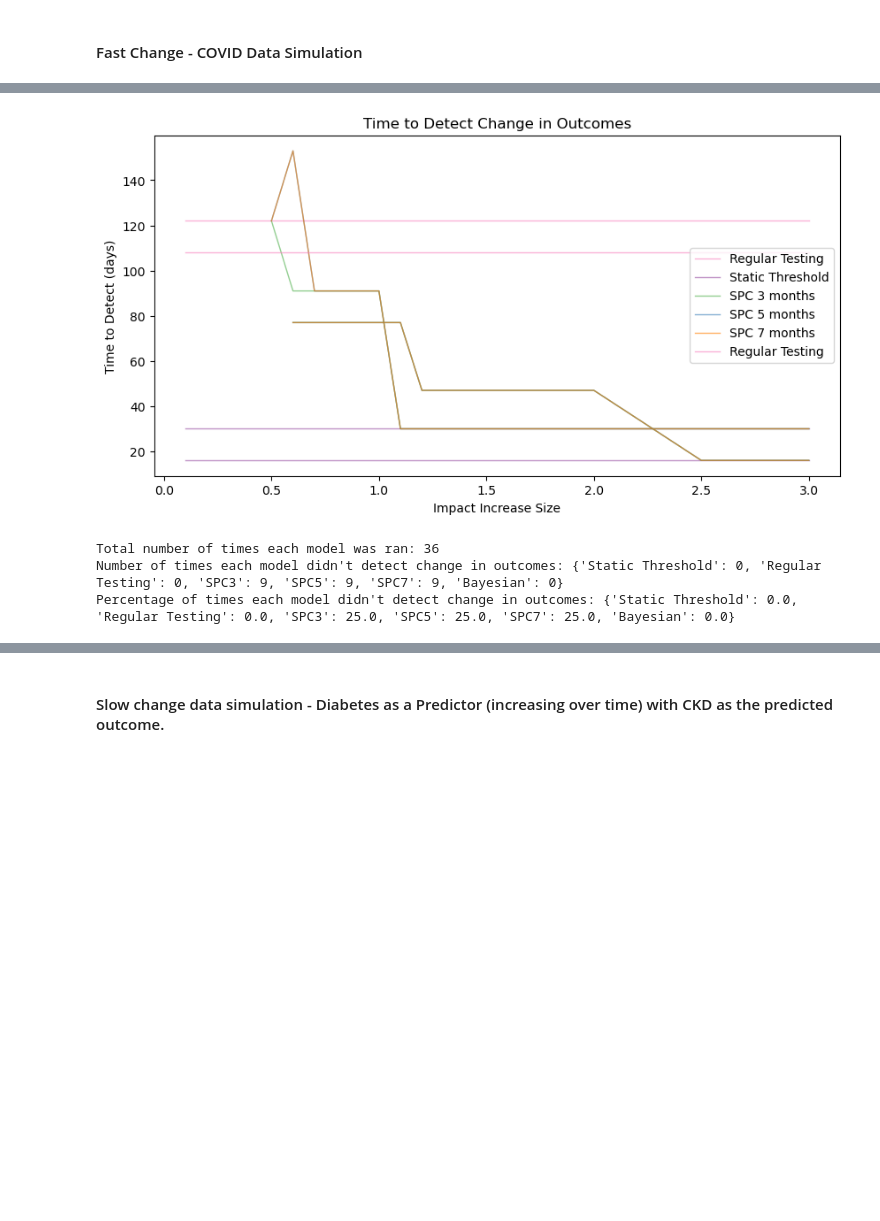
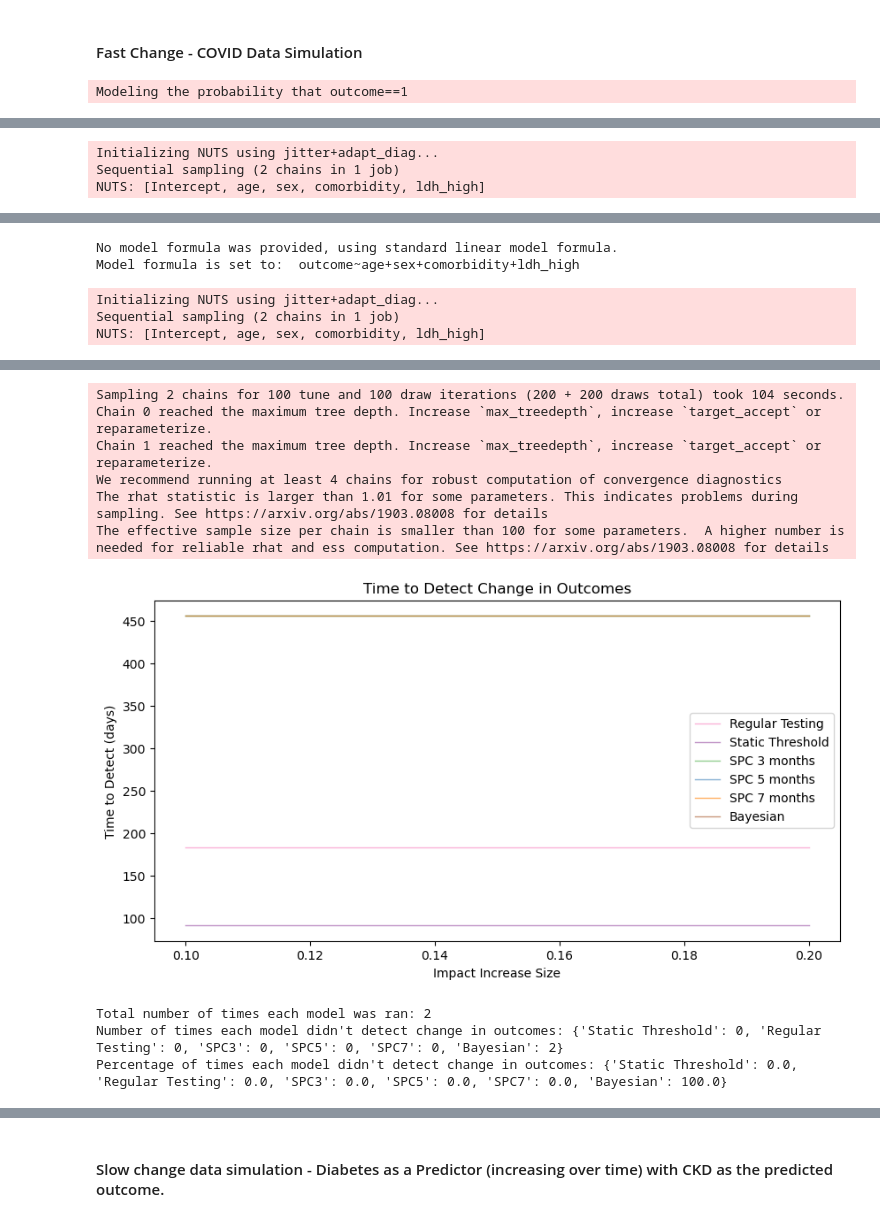
Before and after one commit to sdrelton/PREDICT, a Jupyter notebook: Comparison/detect_comparison.ipynb, the cells around one changed output, grey strips where cells are left out. Saved outputs shown, nothing was run; the diff lists cells and outputs as text; code cells hidden in the pictures; blank space fills up the shorter version.

```diff
--- a/Comparison/detect_comparison.ipynb
+++ b/Comparison/detect_comparison.ipynb
@@ -253,8 +248,8 @@ interactive(children=(FloatSlider(value=2.0, description='initial covid impact',
 total_runs = 0
 recalthreshold = 0.86 # Paper has AUROC of 0.91, with lower CI at 0.86
 
-custom_impacts = [0.1, 0.2, 0.3, 0.4, 0.5, 0.6, 0.7, 0.8, 0.9, 1.0, 1.1, 1.2, 1.3, 1.4, 1.5, 2.0, 2.5, 3.0]
-switchDateStrings = ['01-04-2020', '15-04-2020']#, '01-05-2020']
+custom_impacts = [0.1, 0.2]#, 0.3, 0.4, 0.5, 0.6, 0.7, 0.8, 0.9, 1.0, 1.1, 1.2, 1.3, 1.4, 1.5, 2.0, 2.5, 3.0]
+switchDateStrings = ['01-04-2020']#, '15-04-2020']#, '01-05-2020']
 undetected = dict({"Static Threshold": 0, "Regular Testing": 0, "SPC3": 0, "SPC5":0, "SPC7":0, "Bayesian": 0})
 
 hr_age = 0.5
@@ -267,6 +262,8 @@ log_comorbidity = np.log(hr_comorbidity)
 
 plt.figure(figsize=(10, 5))
 plt.title(f"Time to Detect Change in Outcomes")
+
+bayes_dict = {"BayesianCoefficients":{}}
 
 for switchDateidx, switchDateString in enumerate(switchDateStrings):
     drop_sizes = []
@@ -290,7 +287,7 @@ for switchDateidx, switchDateString in enumerate(switchDateStrings):
         num_patients = 40
 
         # Define date range and COVID shock periods
-        startDate = pd.to_datetime('01-06-2019', dayfirst=True)  # Start a year before COVID
+        startDate = pd.to_datetime('01-06-2020', dayfirst=True)  # Start a year before COVID 01-06-2019
         switchDate = pd.to_datetime(switchDateString, dayfirst=True)  # COVID starts spreading
         switchDate2 = pd.to_datetime('01-06-2020', dayfirst=True)  # Peak of the pandemic
         recoveryDate = pd.to_datetime('01-06-2021', dayfirst=True)  # Start of recovery phase
@@ -306,7 +303,6 @@ for switchDateidx, switchDateString in enumerate(switchDateStrings):
             sex = np.random.binomial(1, 0.562, num_patients) # 56.2% are male
             comorbidity = np.random.binomial(1, 0.3, num_patients)  # 30% have comorbidities
             ldh_high = np.random.binomial(1, 0.15, num_patients)  # 15% have LDH >500 U/L
-
 
             # Calculate baseline log-odds
             # sex influence 1.2 due to not being provided in the paper
@@ -338,23 +334,7 @@ for switchDateidx, switchDateString in enumerate(switchDateStrings):
 
         df = pd.DataFrame(mydict)
 
-        # # run EvaluatePrediction code to get the model metrics and when calibration drops
-        # eval_model = EvaluatePredictions(colName='prediction')
-        # mytest = PREDICT(data=df, model=eval_model, startDate='min', endDate='max', timestep='week')
-        # mytest.addLogHook(CalibrationSlope(eval_model))
-        # mytest.run()
-        # log = mytest.getLog()
-        # #CalibrationSlopePlot(log)
-
-
-        # calibration_slope_values = list(log['CalibrationSlope'].values())
-        # # get the difference between the mean of the calibration slope values and the greatest deviation from 0 calibration slope value for the drop size
-        # largest_c_slope_change = max(abs(min(calibration_slope_values)), abs(max(calibration_slope_values)))
-        # drop_size = abs(statistics.mean(calibration_slope_values) - largest_c_slope_change)
-        #drop_sizes.append(drop_size)
-
         drop_sizes.append(custom_impact)
-        # run regular testing
         ########################## Regular Testing ##########################
         model = RecalibratePredictions()
         model.trigger = TimeframeTrigger(model=model, updateTimestep=100, dataStart=df['date'].min(), dataEnd=df['date'].max())
@@ -364,7 +344,6 @@ for switchDateidx, switchDateString in enumerate(switchDateStrings):
 
         ############################ Static Threshold ############################
         model = RecalibratePredictions()
-
         model.trigger = AUROCThreshold(model=model, prediction_threshold=recalthreshold)
         ttd = get_model_updated_log(df, model, switchDateStrings, switchDateidx, "Static Threshold", undetected)
         static_ttd.append(ttd)
@@ -382,25 +361,25 @@ for switchDateidx, switchDateString in enumerate(switchDateStrings):
         spc_ttd7.append(ttd)
 
         ############################ Bayesian ############################
-        model = BayesianModel(input_data=df, priors={"Intercept": (-1.5, 0.1), "age": (44, 16.3), "sex": (1, 0.562), "comorbidity": (1, 0.3), "ldh_high": (1, 0.15)}, cores=1, verbose=False, draws=100, chains=2)
-        model.trigger = BayesianRefitTrigger(model=model, input_data=df, refitFrequency=1)
+        model = BayesianModel(input_data=df, priors={"Intercept": (-1.5, 0.1), "age": (44, 16.3), "sex": (1, 0.562), "comorbidity": (1, 0.3), "ldh_high": (1, 0.15)}, cores=1, verbose=False, draws=100, tune=100, chains=2)
+        model.trigger = BayesianRefitTrigger(model=model, input_data=df, refitFrequency=12)
+        mytest = PREDICT(data=df, model=model, startDate='min', endDate='max', timestep='month')
+        mytest.addLogHook(TrackBayesianCoefs(model))
+        mytest.run()
+        log = mytest.getLog()
+        if "BayesianCoefficients" in log:
+            bayes_dict["BayesianCoefficients"].update(log["BayesianCoefficients"])
         ttd = get_model_updated_log(df, model, switchDateStrings, switchDateidx, "Bayesian", undetected)
         bayesian_ttd.append(ttd)
 
+    plt.plot(drop_sizes, regular_ttd, color='#f781bf', label='Regular Testing', alpha=0.6, linewidth=1)
+    plt.plot(drop_sizes, static_ttd, color='#984ea3', label='Static Threshold', alpha=0.6, linewidth=1)
+    plt.plot(drop_sizes, spc_ttd3, color='#4daf4a', label='SPC 3 months', alpha=0.6, linewidth=1)
+    plt.plot(drop_sizes, spc_ttd5, color='#377eb8', label='SPC 5 months', alpha=0.6, linewidth=1)
+    plt.plot(drop_sizes, spc_ttd7, color='#ff7f00', label='SPC 7 months', alpha=0.6, linewidth=1)
+    plt.plot(drop_sizes, bayesian_ttd, color='#a65628', label='Bayesian', alpha=0.6, linewidth=1)
 
-    # plot the time to detect for all models
-    regular_ttd_df = pd.DataFrame({"drop_sizes": drop_sizes, "regular_ttd": regular_ttd}).dropna(inplace=False)
-    plt.plot("drop_sizes", "regular_ttd", color='#f781bf', label='Regular Testing', alpha=0.6, linewidth=1, data=regular_ttd_df)
-    static_ttd_df = pd.DataFrame({"drop_sizes": drop_sizes, "static_ttd": static_ttd}).dropna(inplace=False)
-    plt.plot("drop_sizes", "static_ttd", color='#984ea3', label='Static Threshold', alpha=0.6, linewidth=1, data=static_ttd_df)
-    spc_ttd3_df = pd.DataFrame({"drop_sizes": drop_sizes, "spc_ttd3": spc_ttd3}).dropna(inplace=False)
-    plt.plot("drop_sizes", "spc_ttd3", color='#4daf4a', label='SPC 3 months', alpha=0.6, linewidth=1, data=spc_ttd3_df)
-    spc_ttd5_df = pd.DataFrame({"drop_sizes": drop_sizes, "spc_ttd5": spc_ttd5}).dropna(inplace=False)
-    plt.plot("drop_sizes", "spc_ttd5", color='#377eb8', label='SPC 5 months', alpha=0.6, linewidth=1, data=spc_ttd5_df)
-    spc_ttd7_df = pd.DataFrame({"drop_sizes": drop_sizes, "spc_ttd7": spc_ttd7}).dropna(inplace=False)
-    plt.plot("drop_sizes", "spc_ttd7", color='#ff7f00', label='SPC 7 months', alpha=0.6, linewidth=1, data=spc_ttd7_df)
-    # bayesian_ttd_df = pd.DataFrame({"drop_sizes": drop_sizes, "bayesian_ttd": bayesian_ttd}).dropna(inplace=False)
-    # plt.plot("drop_sizes", "bayesian_ttd", color='#a65628', label='Bayesian', alpha=0.6, linewidth=1, data=bayesian_ttd_df)
+
 plt.xlabel("Impact Increase Size")
 plt.ylabel("Time to Detect (days)")
 handles, labels = plt.gca().get_legend_handles_labels()
@@ -413,4 +392,6 @@ print(f"Total number of times each model was ran: {total_runs}")
 percentages = {key: (value / total_runs * 100) if total_runs > 0 else 0 for key, value in undetected.items()}
 print("Number of times each model didn't detect change in outcomes:", undetected)
 print("Percentage of times each model didn't detect change in outcomes:", percentages)
+BayesianCoefsPlot(bayes_dict) # This can only be plot to show one SwitchTime at a time, as repeating Timestamp keys will be overwritten
 # %% [output]
+Modeling the probability that outcome==1
@@ -416,0 +400,3 @@ print("Percentage of times each model didn't detect change in outcomes:", percen
+Initializing NUTS using jitter+adapt_diag...
+Sequential sampling (2 chains in 1 job)
+NUTS: [Intercept, age, sex, comorbidity, ldh_high]
@@ -416,0 +412,5 @@ print("Percentage of times each model didn't detect change in outcomes:", percen
+No model formula was provided, using standard linear model formula.
+Model formula is set to:  outcome~age+sex+comorbidity+ldh_high
+Initializing NUTS using jitter+adapt_diag...
+Sequential sampling (2 chains in 1 job)
+NUTS: [Intercept, age, sex, comorbidity, ldh_high]
@@ -417,4 +419,10 @@ print("Percentage of times each model didn't detect change in outcomes:", percen
+Sampling 2 chains for 100 tune and 100 draw iterations (200 + 200 draws total) took 104 seconds.
+Chain 0 reached the maximum tree depth. Increase `max_treedepth`, increase `target_accept` or reparameterize.
+Chain 1 reached the maximum tree depth. Increase `max_treedepth`, increase `target_accept` or reparameterize.
+We recommend running at least 4 chains for robust computation of convergence diagnostics
+The rhat statistic is larger than 1.01 for some parameters. This indicates problems during sampling. See https://arxiv.org/abs/1903.08008 for details
+The effective sample size per chain is smaller than 100 for some parameters.  A higher number is needed for reliable rhat and ess computation. See https://arxiv.org/abs/1903.08008 for details
-[figure, old version]
+[figure, new version]
-Total number of times each model was ran: 36
-Number of times each model didn't detect change in outcomes: {'Static Threshold': 0, 'Regular Testing': 0, 'SPC3': 9, 'SPC5': 9, 'SPC7': 9, 'Bayesian': 0}
-Percentage of times each model didn't detect change in outcomes: {'Static Threshold': 0.0, 'Regular Testing': 0.0, 'SPC3': 25.0, 'SPC5': 25.0, 'SPC7': 25.0, 'Bayesian': 0.0}
+Total number of times each model was ran: 2
+Number of times each model didn't detect change in outcomes: {'Static Threshold': 0, 'Regular Testing': 0, 'SPC3': 0, 'SPC5': 0, 'SPC7': 0, 'Bayesian': 2}
+Percentage of times each model didn't detect change in outcomes: {'Static Threshold': 0.0, 'Regular Testing': 0.0, 'SPC3': 0.0, 'SPC5': 0.0, 'SPC7': 0.0, 'Bayesian': 100.0}
```
Also changed, not shown: parts of 9 cells of this notebook.
